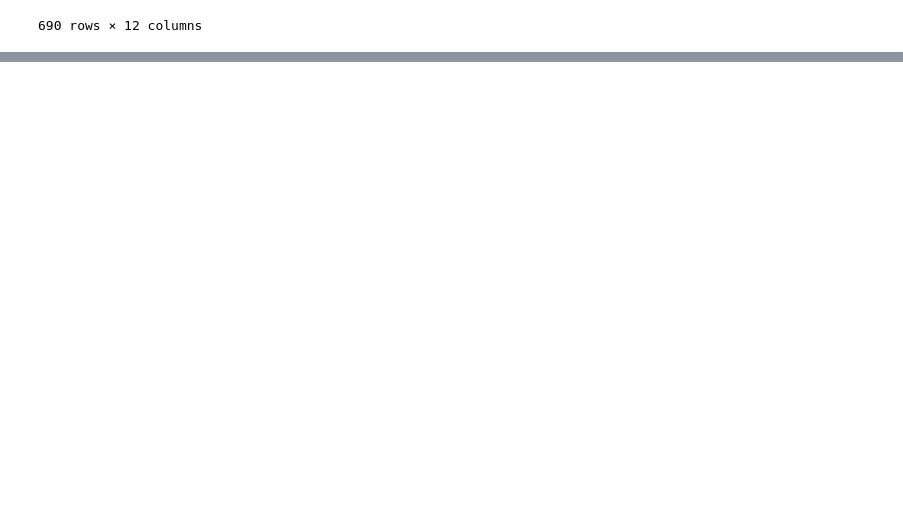
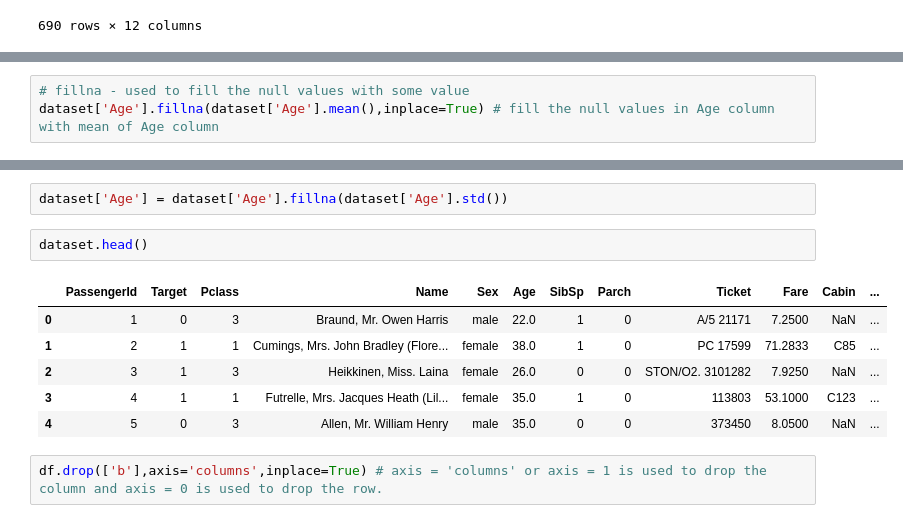
Before and after one commit to Aryanmartinian/Data-Science-AI-Ecosystem, a Jupyter notebook: Pandas.ipynb, the cells around one changed output, grey strips where cells are left out. Drawn from its saved outputs; the diff is of its cells as text; blank space fills up the shorter version.

```diff
--- a/Pandas.ipynb
+++ b/Pandas.ipynb
@@ -254,0 +284,3 @@ dataset[(dataset['Age']>2)]
+# %%
+# fillna - used to fill the null values with some value
+dataset['Age'].fillna(dataset['Age'].mean(),inplace=True) # fill the null values in Age column with mean of Age column
@@ -254,0 +306,13 @@ dataset[(dataset['Age']>2)]
+# %%
+dataset['Age'] = dataset['Age'].fillna(dataset['Age'].std())
+# %%
+dataset.head()
+# %% [output]
+|  | PassengerId | Target | Pclass | Name | Sex | Age | SibSp | Parch | Ticket | Fare | Cabin | ... |
+| 0 | 1 | 0 | 3 | Braund, Mr. Owen Harris | male | 22.0 | 1 | 0 | A/5 21171 | 7.2500 | NaN | ... |
+| 1 | 2 | 1 | 1 | Cumings, Mrs. John Bradley (Flore... | female | 38.0 | 1 | 0 | PC 17599 | 71.2833 | C85 | ... |
+| 2 | 3 | 1 | 3 | Heikkinen, Miss. Laina | female | 26.0 | 0 | 0 | STON/O2. 3101282 | 7.9250 | NaN | ... |
+| 3 | 4 | 1 | 1 | Futrelle, Mrs. Jacques Heath (Lil... | female | 35.0 | 1 | 0 | 113803 | 53.1000 | C123 | ... |
+| 4 | 5 | 0 | 3 | Allen, Mr. William Henry | male | 35.0 | 0 | 0 | 373450 | 8.0500 | NaN | ... |
+# %%
+df.drop(['b'],axis='columns',inplace=True) # axis = 'columns' or axis = 1 is used to drop the column and axis = 0 is used to drop the row.
```
Also changed, not shown: parts of 7 cells of this notebook.
